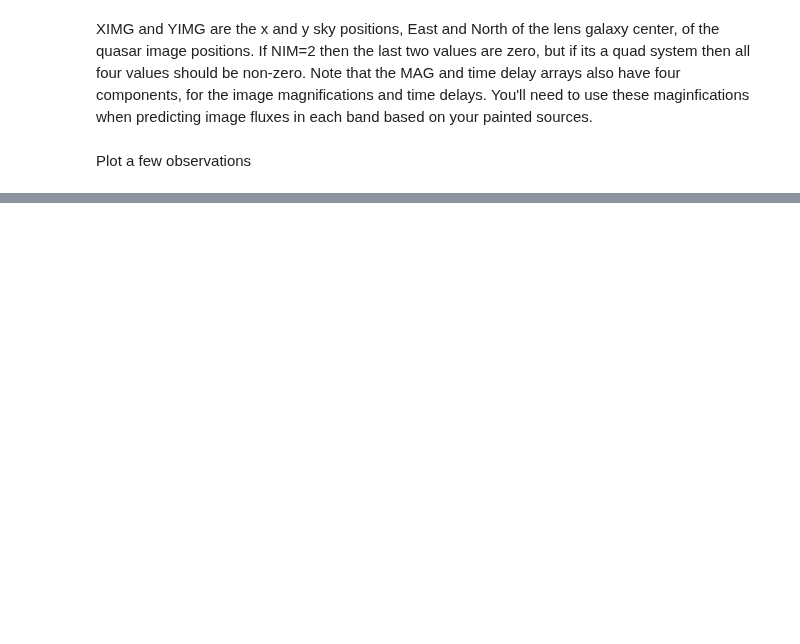
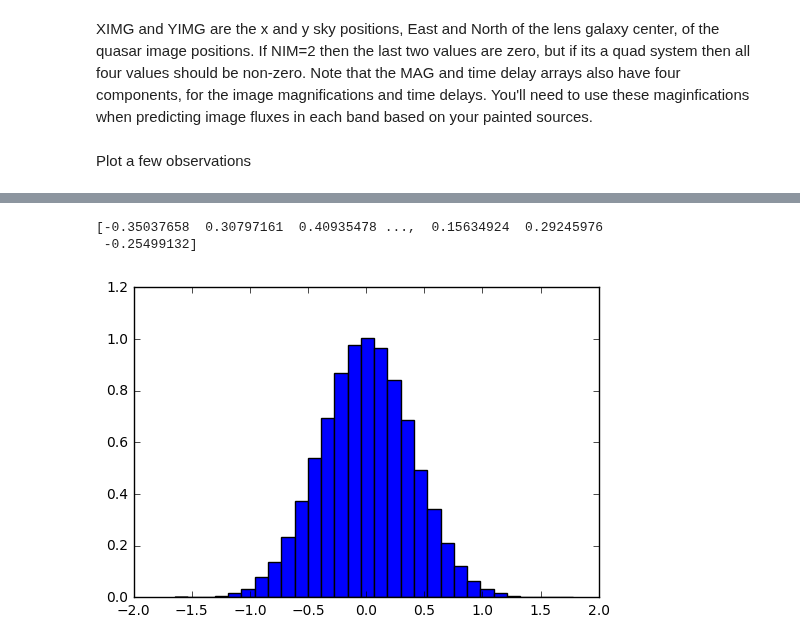
Before and after one commit to jiwoncpark/SLRealizer, a Jupyter notebook: doc/tutorials/Basics.ipynb, the cells around one changed output, grey strips where cells are left out. Cells and saved outputs as stored; diff of their text form; code cells hidden in the pictures; blank space fills up the shorter version.

```diff
--- a/doc/tutorials/Basics.ipynb
+++ b/doc/tutorials/Basics.ipynb
@@ -92,0 +118,8 @@ if(obsHist[randomIndex][1]!='y'):
+# %%
+import numpy as np
+sArray = numpy.random.normal(scale=sigma, size=100000)
+count, bins, ignored = plt.hist(sArray, 30, normed=True)
+# %% [output]
+[-0.35037658  0.30797161  0.40935478 ...,  0.15634924  0.29245976
+ -0.25499132]
+[figure, added]
```
Also changed, not shown: parts of 11 cells of this notebook.
